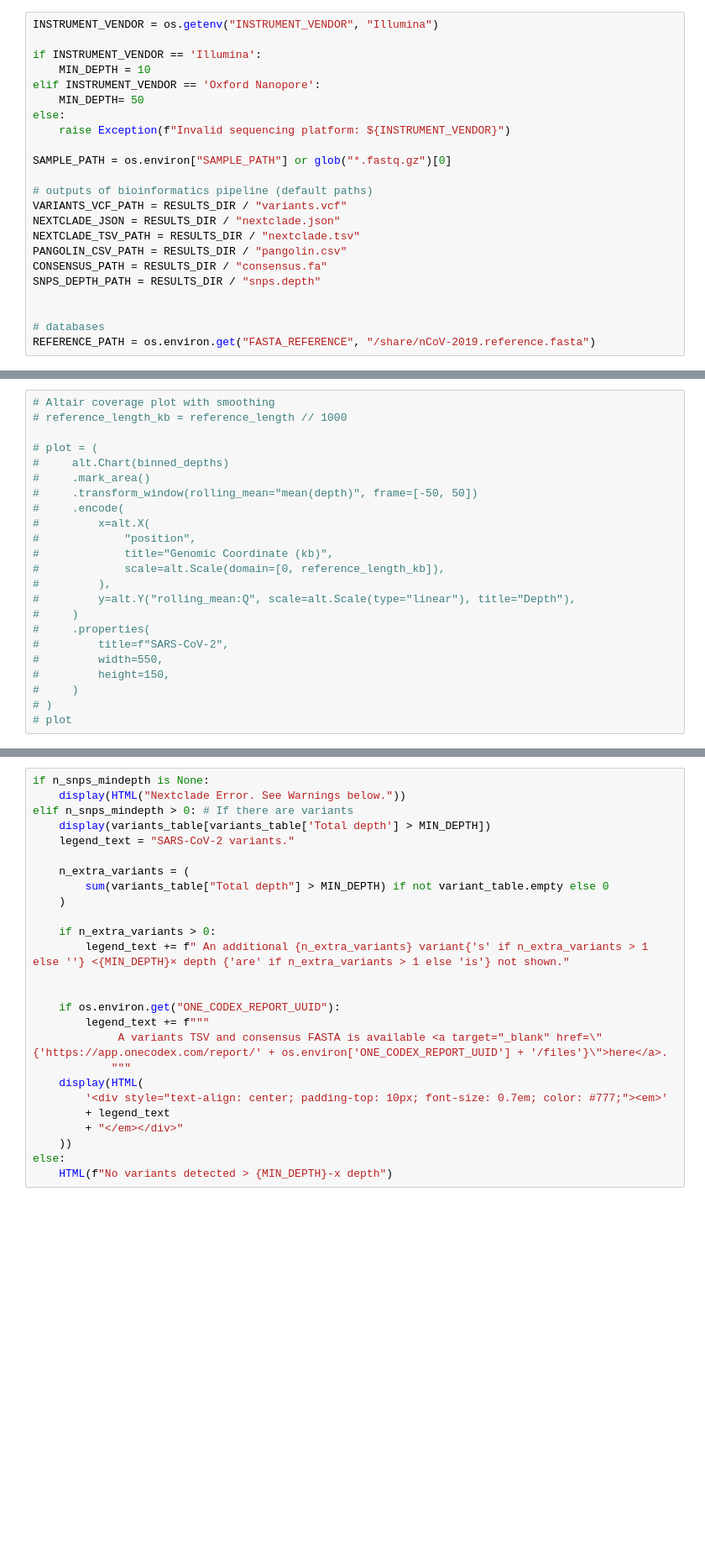
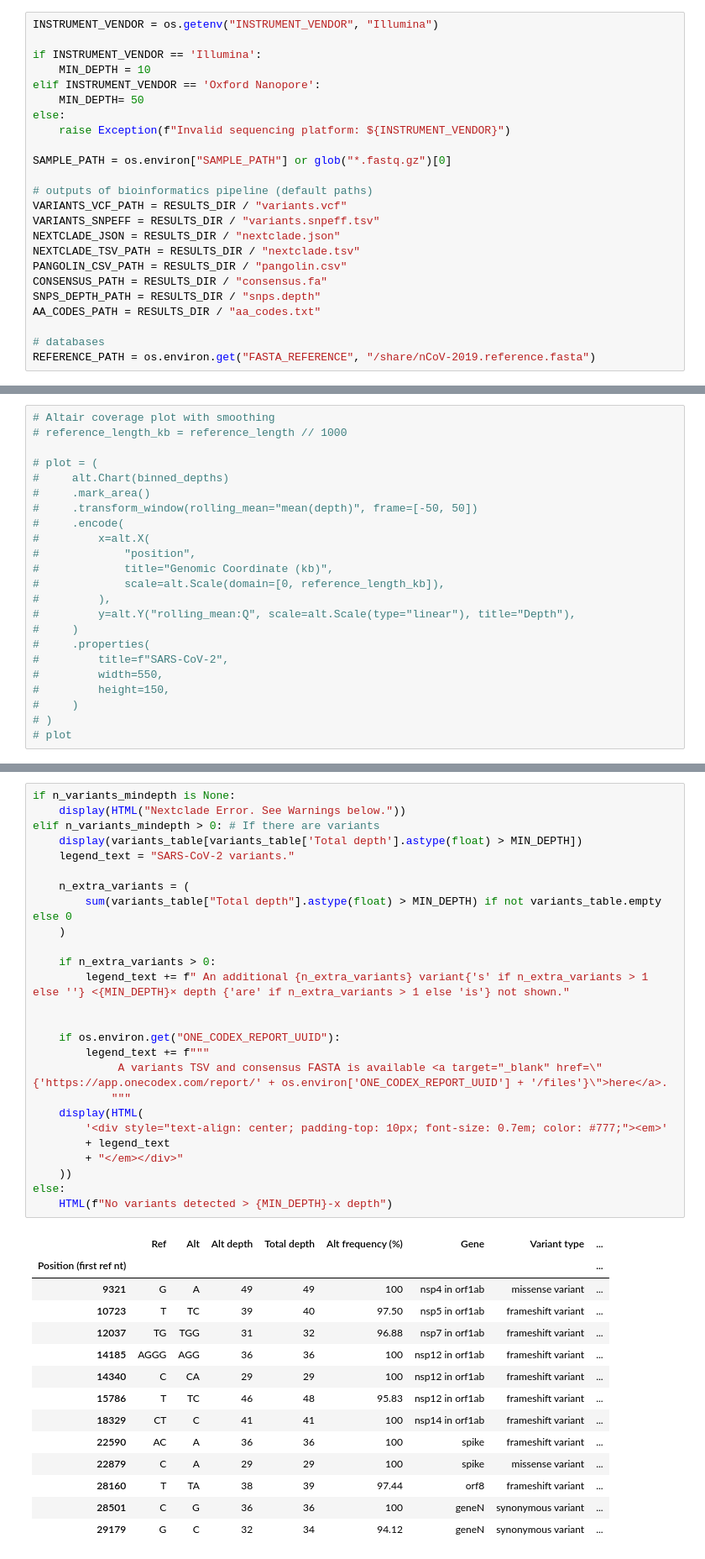
Before and after one commit to onecodex/sars-cov-2, a Jupyter notebook: report.ipynb, the cells around one changed output, grey strips where cells are left out. Shown: that part at 84% size. Drawn from its saved outputs; the diff is of its cells as text; blank space fills up the shorter version.

Commit message:
If Illumina, report all variants from snpEff-annotated vcf; if  ONT, report SNVs only from Nextclade

```diff
--- a/report.ipynb
+++ b/report.ipynb
@@ -87,12 +87,13 @@ SAMPLE_PATH = os.environ["SAMPLE_PATH"] or glob("*.fastq.gz")[0]
 
 # outputs of bioinformatics pipeline (default paths)
 VARIANTS_VCF_PATH = RESULTS_DIR / "variants.vcf"
+VARIANTS_SNPEFF = RESULTS_DIR / "variants.snpeff.tsv"
 NEXTCLADE_JSON = RESULTS_DIR / "nextclade.json"
 NEXTCLADE_TSV_PATH = RESULTS_DIR / "nextclade.tsv"
 PANGOLIN_CSV_PATH = RESULTS_DIR / "pangolin.csv"
 CONSENSUS_PATH = RESULTS_DIR / "consensus.fa"
 SNPS_DEPTH_PATH = RESULTS_DIR / "snps.depth"
-
+AA_CODES_PATH = RESULTS_DIR / "aa_codes.txt"
 
 # databases
 REFERENCE_PATH = os.environ.get("FASTA_REFERENCE", "/share/nCoV-2019.reference.fasta")
@@ -669,26 +743,41 @@ HTML(f'<img src="embedded-picture {plot_data}"/>')
 # %%
-if n_snps_mindepth is None:
+if n_variants_mindepth is None:
     display(HTML("Nextclade Error. See Warnings below."))
-elif n_snps_mindepth > 0: # If there are variants
-    display(variants_table[variants_table['Total depth'] > MIN_DEPTH])
+elif n_variants_mindepth > 0: # If there are variants
+    display(variants_table[variants_table['Total depth'].astype(float) > MIN_DEPTH])
     legend_text = "SARS-CoV-2 variants."
 
     n_extra_variants = (
-        sum(variants_table["Total depth"] > MIN_DEPTH) if not variant_table.empty else 0
+        sum(variants_table["Total depth"].astype(float) > MIN_DEPTH) if not variants_table.empty else 0
     )
 
     if n_extra_variants > 0:
         legend_text += f" An additional {n_extra_variants} variant{'s' if n_extra_variants > 1 else ''} <{MIN_DEPTH}× depth {'are' if n_extra_variants > 1 else 'is'} not shown."
 
 
     if os.environ.get("ONE_CODEX_REPORT_UUID"):
         legend_text += f"""
              A variants TSV and consensus FASTA is available <a target="_blank" href=\"{'https://app.onecodex.com/report/' + os.environ['ONE_CODEX_REPORT_UUID'] + '/files'}\">here</a>.
             """
     display(HTML(
         '<div style="text-align: center; padding-top: 10px; font-size: 0.7em; color: #777;"><em>'
         + legend_text
         + "</em></div>"
     ))
 else:
     HTML(f"No variants detected > {MIN_DEPTH}-x depth")
+# %% [output]
+|  | Ref | Alt | Alt depth | Total depth | Alt frequency (%) | Gene | Variant type | ... |
+| Position (first ref nt) |  |  |  |  |  |  |  | ... |
+| 9321 | G | A | 49 | 49 | 100 | nsp4 in orf1ab | missense variant | ... |
+| 10723 | T | TC | 39 | 40 | 97.50 | nsp5 in orf1ab | frameshift variant | ... |
+| 12037 | TG | TGG | 31 | 32 | 96.88 | nsp7 in orf1ab | frameshift variant | ... |
+| 14185 | AGGG | AGG | 36 | 36 | 100 | nsp12 in orf1ab | frameshift variant | ... |
+| 14340 | C | CA | 29 | 29 | 100 | nsp12 in orf1ab | frameshift variant | ... |
+| 15786 | T | TC | 46 | 48 | 95.83 | nsp12 in orf1ab | frameshift variant | ... |
+| 18329 | CT | C | 41 | 41 | 100 | nsp14 in orf1ab | frameshift variant | ... |
+| 22590 | AC | A | 36 | 36 | 100 | spike | frameshift variant | ... |
+| 22879 | C | A | 29 | 29 | 100 | spike | missense variant | ... |
+| 28160 | T | TA | 38 | 39 | 97.44 | orf8 | frameshift variant | ... |
+| 28501 | C | G | 36 | 36 | 100 | geneN | synonymous variant | ... |
+| 29179 | G | C | 32 | 34 | 94.12 | geneN | synonymous variant | ... |
```
Also changed, not shown: parts of 6 cells of this notebook, 4 other files.
